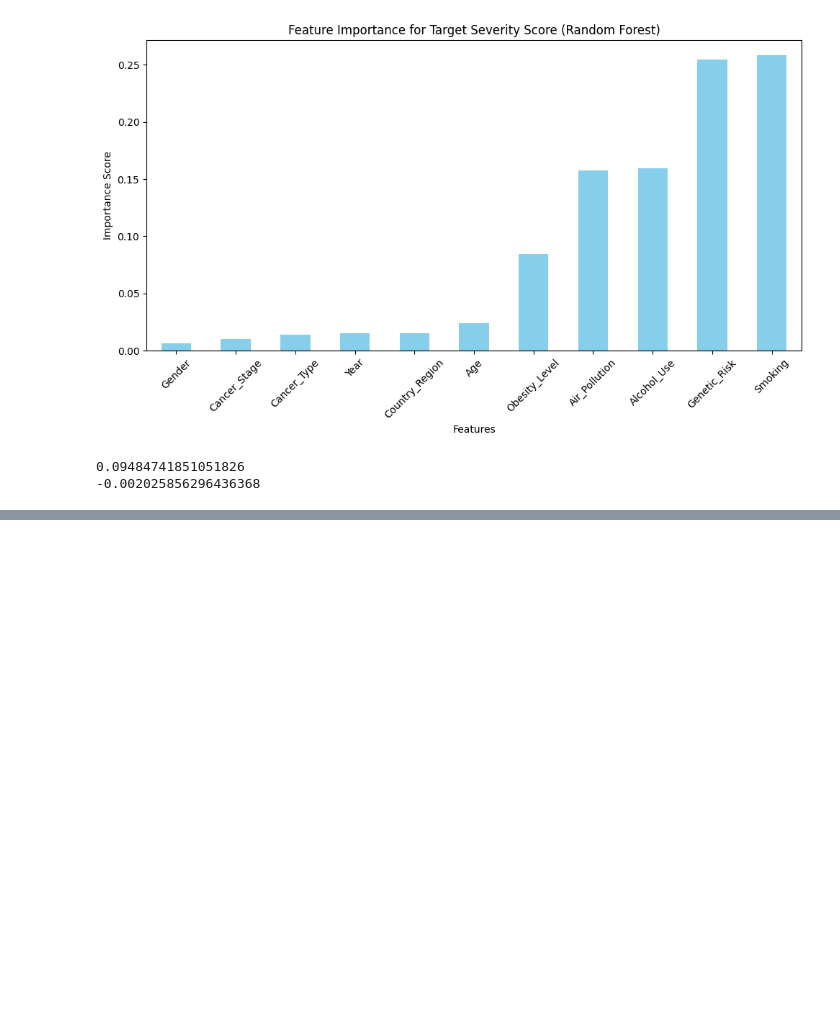
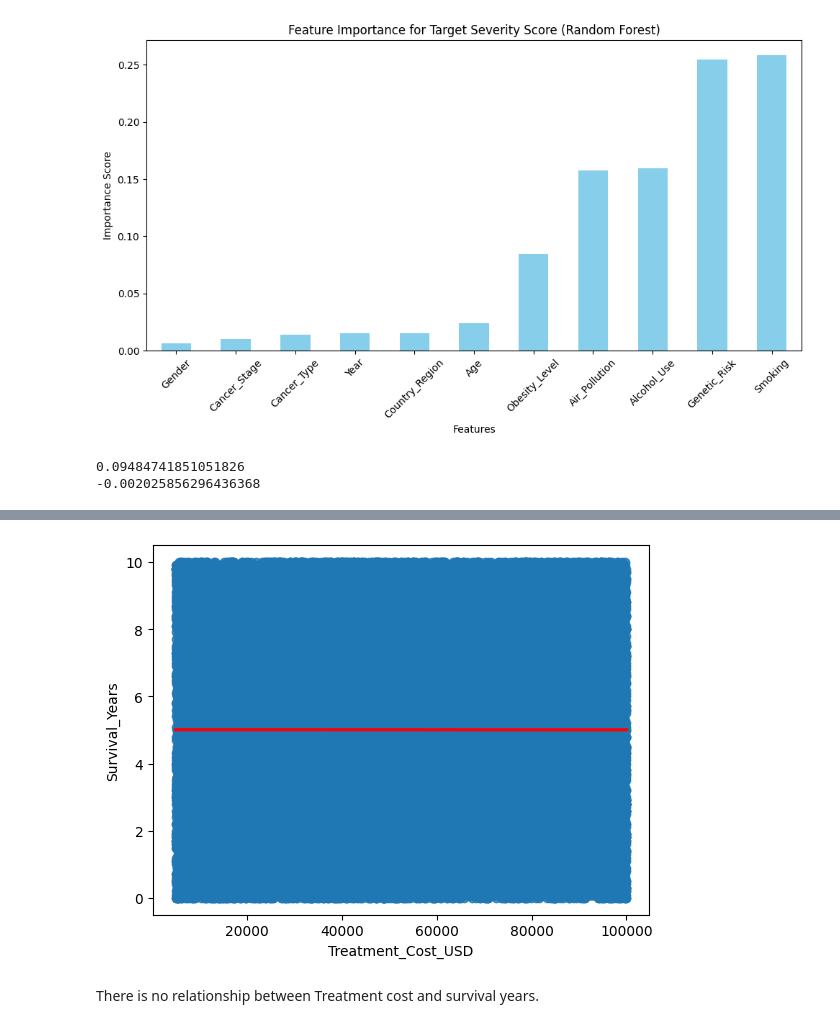
Before and after one commit to uneiz1103/global-cancer-eda-inferential-analysis, a Jupyter notebook: EDA_and_Inferential_Analysis.ipynb, the cells around one changed output, grey strips where cells are left out. Cells and saved outputs as stored; diff of their text form; code cells hidden in the pictures; blank space fills up the shorter version.

```diff
--- a/EDA_and_Inferential_Analysis.ipynb
+++ b/EDA_and_Inferential_Analysis.ipynb
@@ -470,0 +557,7 @@ print(test_r2_severity)
+# %%
+sns.regplot(x=x, y=y, line_kws={"color":"red"})
+plt.show()
+# %% [output]
+[figure, added]
+# %% [markdown]
+There is no relationship between Treatment cost and survival years.
```
Also changed, not shown: parts of 13 cells of this notebook.
